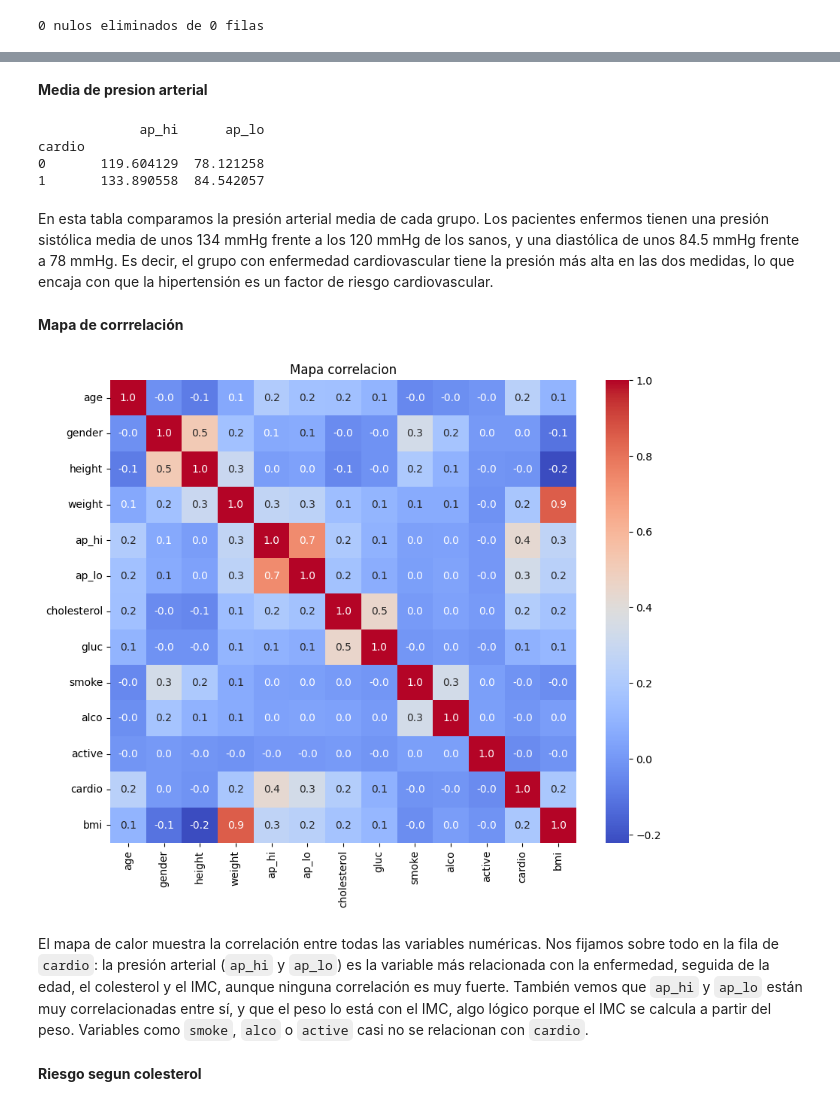
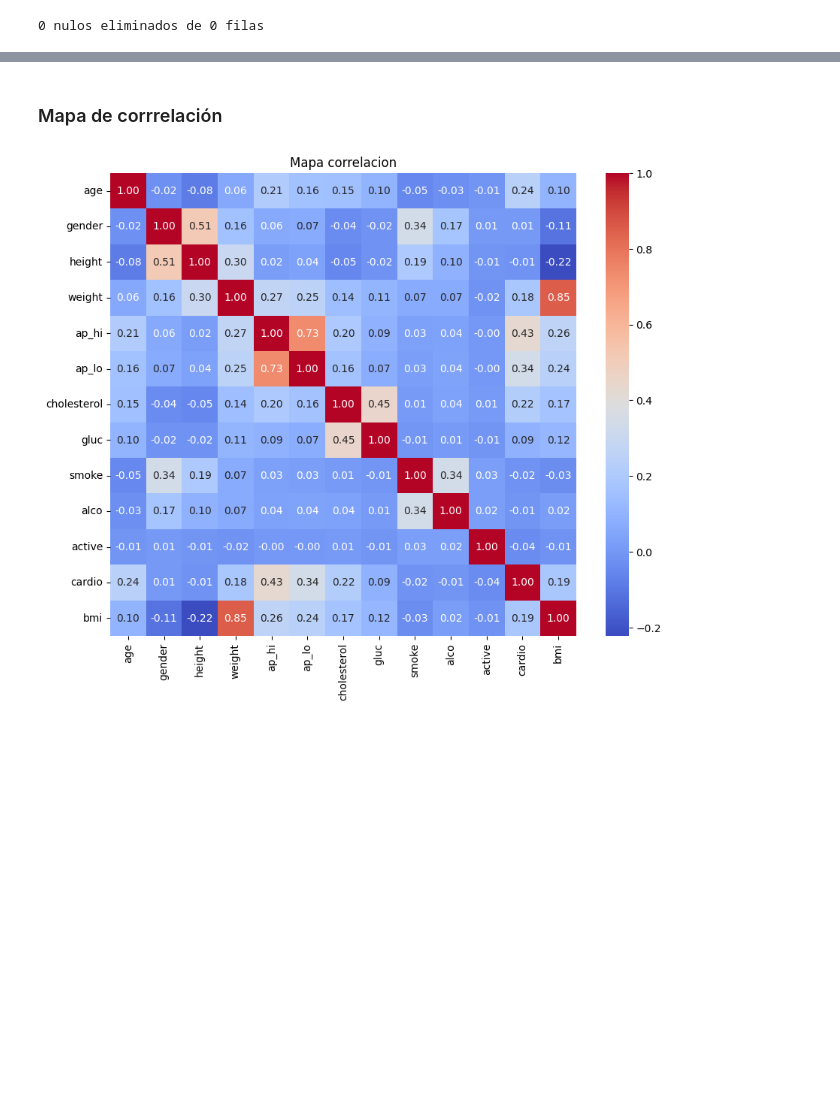
Before and after one commit to ruben-m-o6/BIGDATA_practica2, a Jupyter notebook: notebooks/analisis_dataset_cardiovascular.ipynb, the cells around one changed output, grey strips where cells are left out. Saved outputs shown, nothing was run; the diff lists cells and outputs as text; code cells hidden in the pictures; blank space fills up the shorter version.

```diff
--- a/notebooks/analisis_dataset_cardiovascular.ipynb
+++ b/notebooks/analisis_dataset_cardiovascular.ipynb
@@ -141,27 +170,12 @@ En esta tabla comparamos la presión arterial media de cada grupo. Los pacientes
-# %% [markdown]
-**Media de presion arterial**
-# %%
-print(datos.groupby("cardio")[["ap_hi", "ap_lo"]].mean())
-# %% [output]
-             ap_hi      ap_lo
-cardio
-0       119.604129  78.121258
-1       133.890558  84.542057
-# %% [markdown]
-En esta tabla comparamos la presión arterial media de cada grupo. Los pacientes enfermos tienen una presión sistólica media de unos 134 mmHg frente a los 120 mmHg de los sanos, y una diastólica de unos 84.5 mmHg frente a 78 mmHg. Es decir, el grupo con enfermedad cardiovascular tiene la presión más alta en las dos medidas, lo que encaja con que la hipertensión es un factor de riesgo cardiovascular.
-# %% [markdown]
-**Mapa de corrrelación**
+# %% [markdown]
+### Mapa de corrrelación
 # %%
 import seaborn as sns
 
 plt.figure(figsize=(10,8))
-corr=datos.drop("id", axis=1).corr()
-sns.heatmap(corr, annot=True, fmt=".1f", cmap="coolwarm")
+corr = datos.drop("id", axis=1).corr()
+sns.heatmap(corr, annot=True, fmt=".2f", cmap="coolwarm")
 plt.title("Mapa correlacion")
 plt.show()
 # %% [output]
-[figure, old version]
+[figure, new version]
-# %% [markdown]
-El mapa de calor muestra la correlación entre todas las variables numéricas. Nos fijamos sobre todo en la fila de `cardio`: la presión arterial (`ap_hi` y `ap_lo`) es la variable más relacionada con la enfermedad, seguida de la edad, el colesterol y el IMC, aunque ninguna correlación es muy fuerte. También vemos que `ap_hi` y `ap_lo` están muy correlacionadas entre sí, y que el peso lo está con el IMC, algo lógico porque el IMC se calcula a partir del peso. Variables como `smoke`, `alco` o `active` casi no se relacionan con `cardio`.
-# %% [markdown]
-**Riesgo segun colesterol**
```
Also changed, not shown: parts of 36 cells of this notebook, 2 other files.
